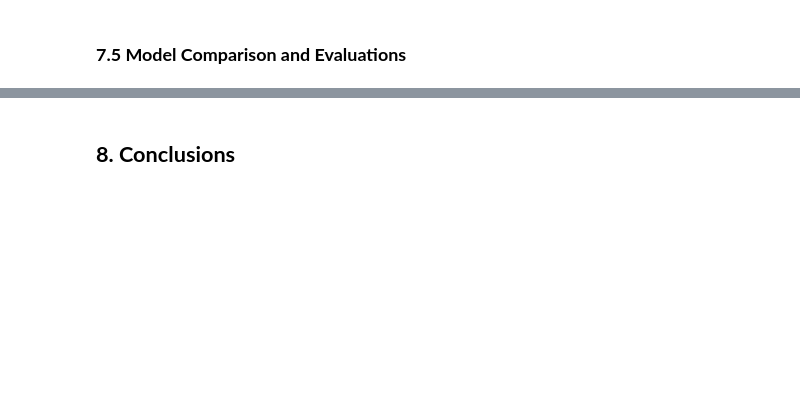
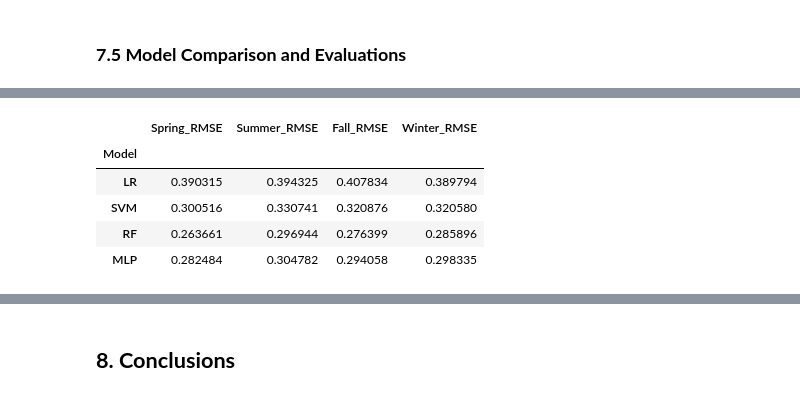
Before and after one commit to emilyzhou112/MUSA6500-Pennsylvania-CRD, a Jupyter notebook: code/PA-CRD-2024.ipynb, the cells around one changed output, grey strips where cells are left out. Cells and saved outputs as stored; diff of their text form; code cells hidden in the pictures; blank space fills up the shorter version.

```diff
--- a/code/PA-CRD-2024.ipynb
+++ b/code/PA-CRD-2024.ipynb
@@ -1770,0 +1746,18 @@ R-squared for MLP Winter: 0.4632023532306925
+# %%
+results_rmse = {
+    "Model": ["LR", "SVM", "RF", "MLP"],
+    "Spring_RMSE": [rmse1_lr, rmse1_svm, rmse1_rf, rmse1_mlp],
+    "Summer_RMSE": [rmse2_lr, rmse2_svm, rmse2_rf, rmse2_mlp],
+    "Fall_RMSE": [rmse3_lr, rmse3_svm, rmse3_rf, rmse3_mlp],
+    "Winter_RMSE": [rmse4_lr, rmse4_svm, rmse4_rf, rmse4_mlp],
+}
+results_rmse_df = pd.DataFrame(results_rmse)
+results_rmse_df.set_index('Model', inplace=True)
+results_rmse_df.head()
+# %% [output]
+|  | Spring_RMSE | Summer_RMSE | Fall_RMSE | Winter_RMSE |
+| Model |  |  |  |  |
+| LR | 0.390315 | 0.394325 | 0.407834 | 0.389794 |
+| SVM | 0.300516 | 0.330741 | 0.320876 | 0.320580 |
+| RF | 0.263661 | 0.296944 | 0.276399 | 0.285896 |
+| MLP | 0.282484 | 0.304782 | 0.294058 | 0.298335 |
```
Also changed, not shown: parts of 42 cells of this notebook.
